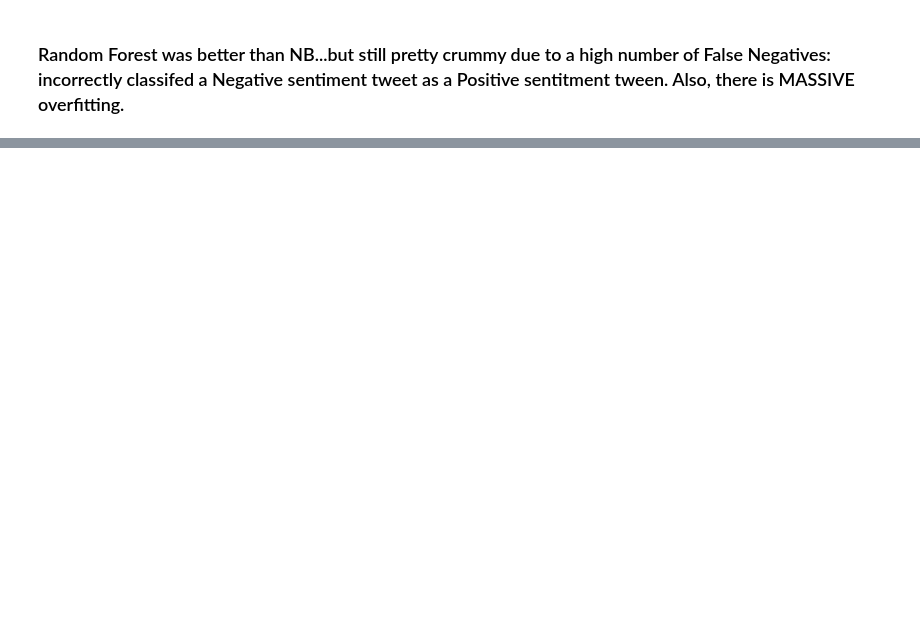
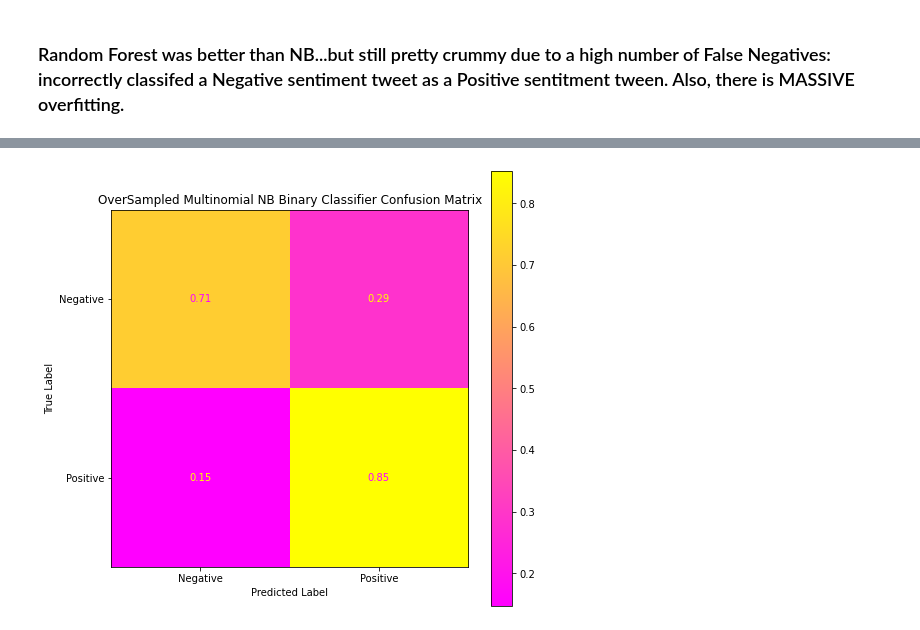
Before and after one commit to lspope/dsc-phase-4-project, a Jupyter notebook: notebooks/modeling.ipynb, the cells around one changed output, grey strips where cells are left out. Saved outputs shown, nothing was run; the diff lists cells and outputs as text; code cells hidden in the pictures; blank space fills up the shorter version.

```diff
--- a/notebooks/modeling.ipynb
+++ b/notebooks/modeling.ipynb
@@ -383,0 +252,9 @@ weighted avg       0.89      0.90      0.89      1022
+# %%
+# Try LinearSVC
+svc_clf_binary = Pipeline([ ('tfidf_vec', tfidvectorizer_for_binary),
+                            ('clf', LinearSVC()) ])
+
+svc_clf_binary.fit(X_train_binary, y_train_binary)
+
+svc_binary_train_predictions = svc_clf_binary.predict(X_train_binary)
+svc_binary_test_predictions = svc_clf_binary.predict(X_test_binary)
@@ -387,0 +293,13 @@ plot_pretty_cf(svc_clf_binary, test_tweets_binary, test_sentiment_binary, cmap='
+# %%
+# Create an imblearn Pipeline to apply the RandomeOverSampler to our minority class, Negative.
+
+oversampler = RandomOverSampler(sampling_strategy='minority',random_state=7)
+
+text_clf = imblearnpipeline.Pipeline([('tfidf_vec', tfidvectorizer_for_binary),
+                                        ('rus', oversampler),
+                                        ('clf', MultinomialNB())])
+
+text_clf = text_clf.fit(X_train_binary, y_train_binary)
+
+y_pred = text_clf.predict(X_test_binary)
+y_train_pred = text_clf.predict(X_train_binary)
@@ -387,0 +322,4 @@ plot_pretty_cf(svc_clf_binary, test_tweets_binary, test_sentiment_binary, cmap='
+# %%
+plot_pretty_cf(text_clf, X_test_binary, y_test_binary, cmap='spring', title='OverSampled Multinomial NB Binary Classifier Confusion Matrix')
+# %% [output]
+[figure, added]
```
Also changed, not shown: parts of 36 cells of this notebook, 2 other files.
